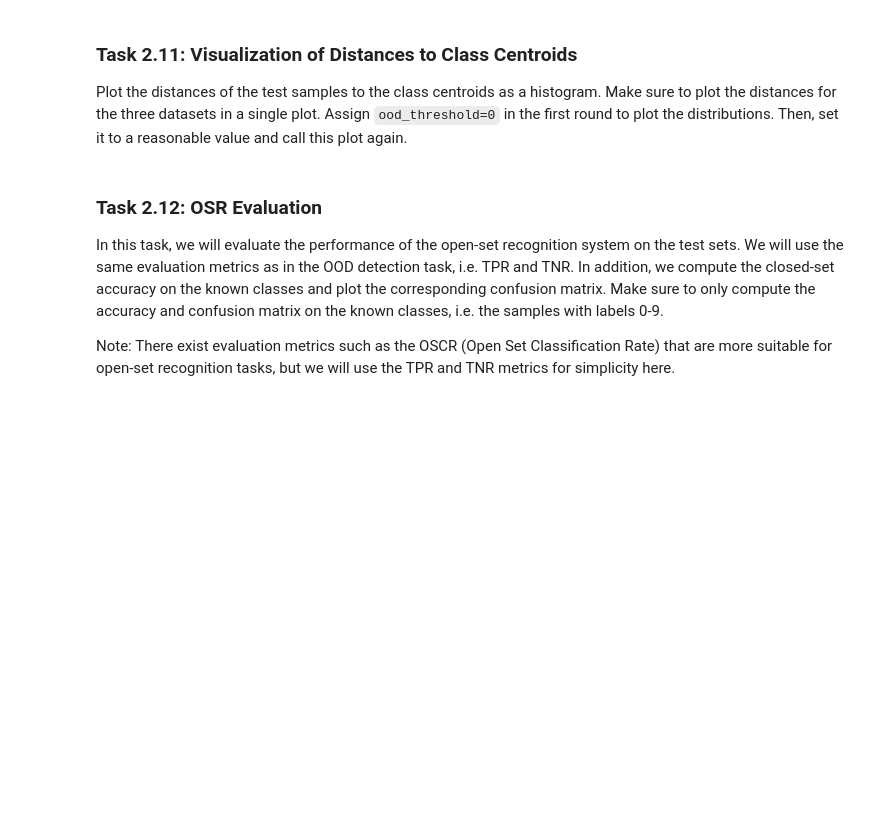
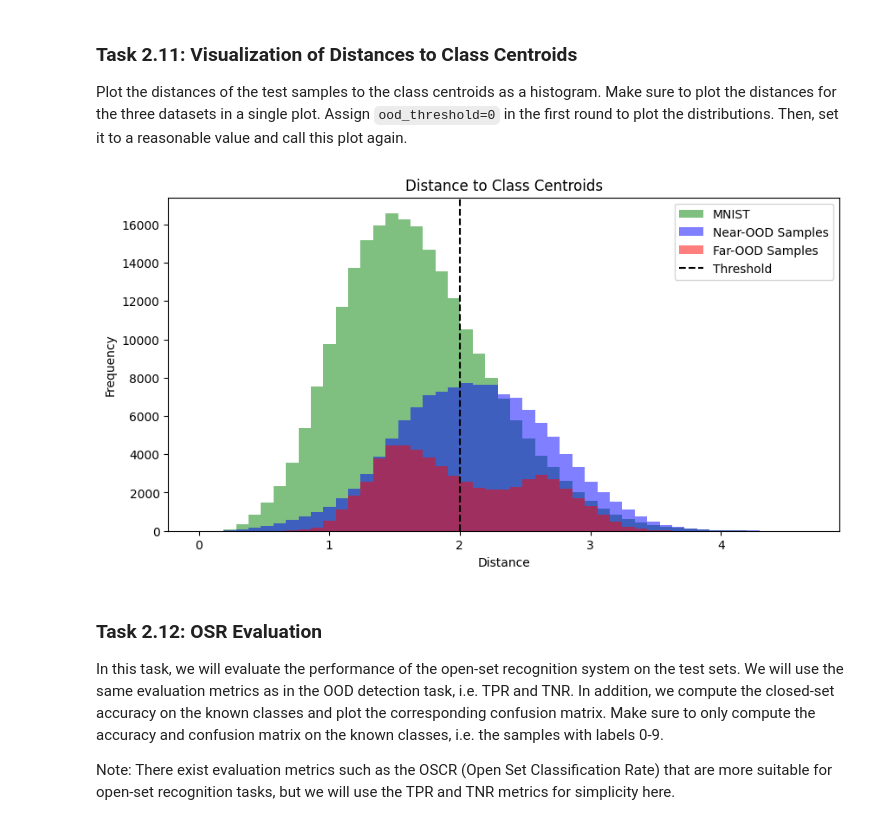
Before and after one commit to IngaleOmkar/Deep-Learning, a Jupyter notebook: Assignment-4/DL-Assignment04.ipynb, the cells around one changed output. Cells and saved outputs as stored; diff of their text form; code cells hidden in the pictures; blank space fills up the shorter version.

```diff
--- a/Assignment-4/DL-Assignment04.ipynb
+++ b/Assignment-4/DL-Assignment04.ipynb
@@ -876,33 +906,34 @@ Then, set it to a reasonable value and call this plot again.
 # %%
 # plot distances of the validation set
 def plot_distances(osr_classifier, test_loader, near_ood_loader, far_ood_loader, threshold):
-    test_distances = ...
-    near_ood_distances = ...
-    far_ood_distances = ...
+    test_distances, _     = osr_classifier.compute_distances(test_loader)
+    near_ood_distances, _ = osr_classifier.compute_distances(near_ood_loader)
+    far_ood_distances, _  = osr_classifier.compute_distances(far_ood_loader)
 
     # compute min distances
-    test_distances = ...
-    near_ood_distances = ...
-    far_ood_distances = ...
+    test_distances     = test_distances.min(dim=1).values.cpu()
+    near_ood_distances = near_ood_distances.min(dim=1).values.cpu()
+    far_ood_distances  = far_ood_distances.min(dim=1).values.cpu()
 
     # concatenate distances
     all_distances = torch.cat([test_distances, near_ood_distances, far_ood_distances])
 
     plt.figure(figsize=(10, 5))
     bins = torch.linspace(0, all_distances.max(), 50)
     plt.hist(test_distances, bins=bins, alpha=0.5, color='green', label='MNIST')
     plt.hist(near_ood_distances, bins=bins, alpha=0.5, color='blue', label='Near-OOD Samples')
     plt.hist(far_ood_distances, bins=bins, alpha=0.5, color='red', label='Far-OOD Samples')
     plt.axvline(threshold, color='black', linestyle='--', label='Threshold')
     plt.xlabel('Distance')
     plt.ylabel('Frequency')
     plt.title('Distance to Class Centroids')
     plt.legend()
     plt.show()
 
-osr_threshold = ...
-osr_classifier.compute_distances(test_loader)
+osr_threshold = 2
 plot_distances(osr_classifier, test_loader, emnist_letters_loader, fashion_mnist_loader, osr_threshold)
+# %% [output]
+[figure, added]
 # %% [markdown]
 ### Task 2.12: OSR Evaluation
 
```
Also changed, not shown: parts of 13 cells of this notebook, 4 other files.
